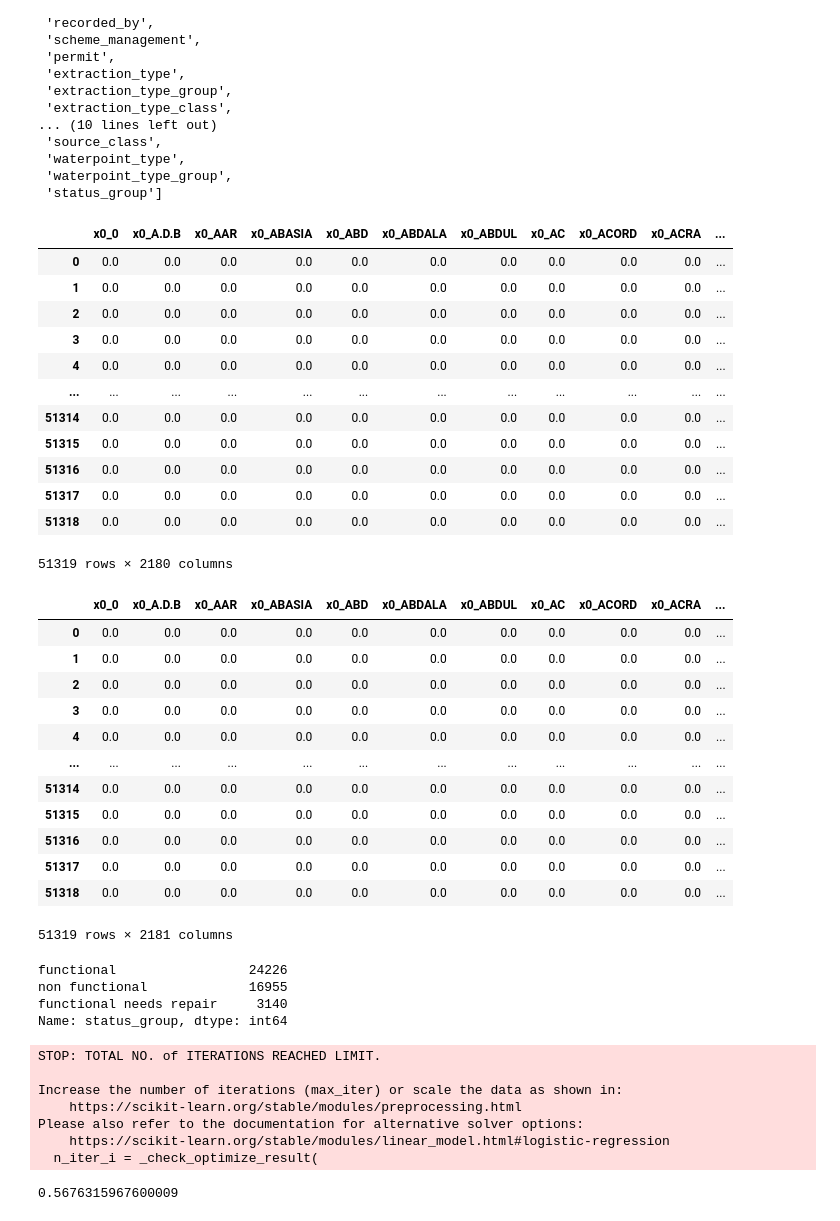
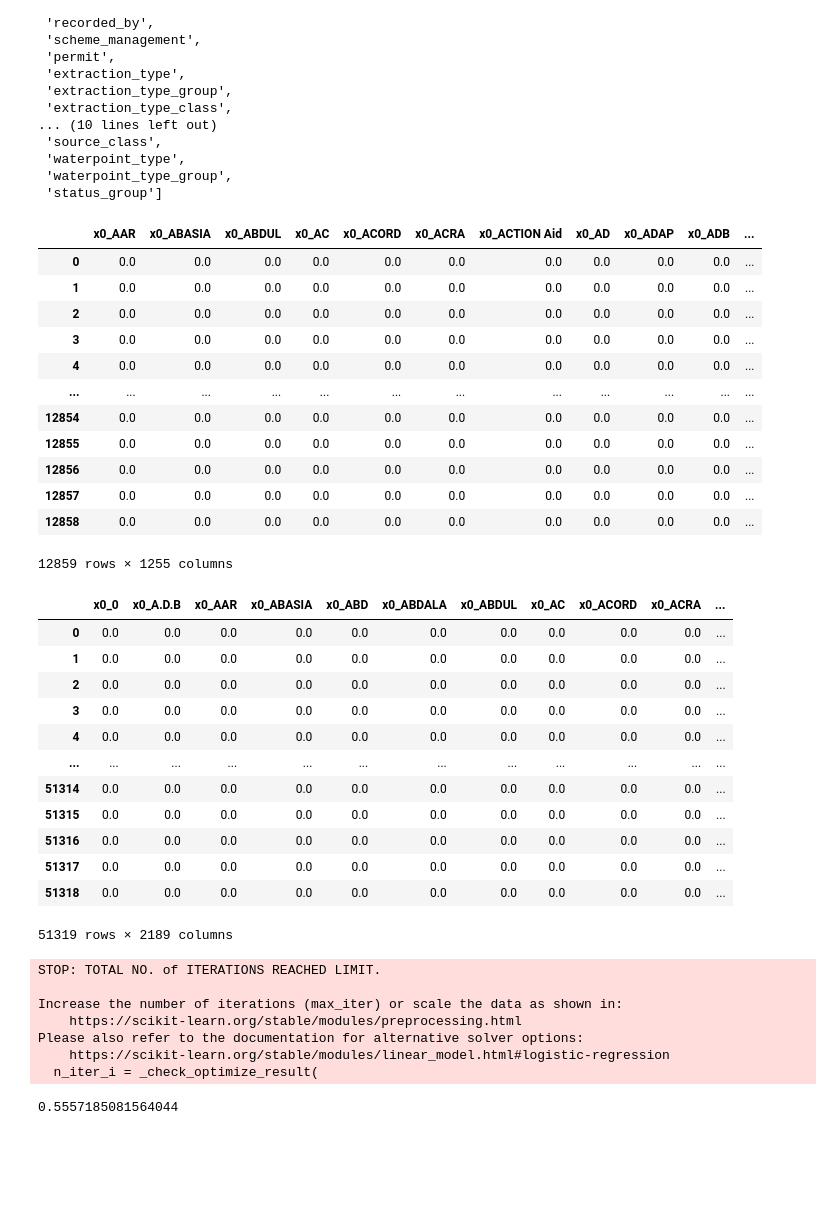
Before and after one commit to Alarsen16/Tanzanian_Water_Wells_Status, a Jupyter notebook: AdamWorkbook_2.ipynb, the cells around one changed output. Drawn from its saved outputs; the diff is of its cells as text; code cells hidden in the pictures; blank space fills up the shorter version.

```diff
--- a/AdamWorkbook_2.ipynb
+++ b/AdamWorkbook_2.ipynb
@@ -282,28 +292,32 @@ cat_list
  'status_group']
 # %%
 ohe = OneHotEncoder(categories = 'auto', sparse = False, drop='first')
-test_data = ohe.fit_transform(train_cat.drop('status_group', axis=1))
+train_data = ohe.fit_transform(train_cat.drop('status_group', axis=1))
+train_data_df = pd.DataFrame(train_data, columns=ohe.get_feature_names())
+
+test_data=ohe.fit_transform(test_cat)
 test_data_df = pd.DataFrame(test_data, columns=ohe.get_feature_names())
 test_data_df
 # %% [output]
-|  | x0_0 | x0_A.D.B | x0_AAR | x0_ABASIA | x0_ABD | x0_ABDALA | x0_ABDUL | x0_AC | x0_ACORD | x0_ACRA | ... |
+|  | x0_AAR | x0_ABASIA | x0_ABDUL | x0_AC | x0_ACORD | x0_ACRA | x0_ACTION Aid | x0_AD | x0_ADAP | x0_ADB | ... |
 | 0 | 0.0 | 0.0 | 0.0 | 0.0 | 0.0 | 0.0 | 0.0 | 0.0 | 0.0 | 0.0 | ... |
 | 1 | 0.0 | 0.0 | 0.0 | 0.0 | 0.0 | 0.0 | 0.0 | 0.0 | 0.0 | 0.0 | ... |
 | 2 | 0.0 | 0.0 | 0.0 | 0.0 | 0.0 | 0.0 | 0.0 | 0.0 | 0.0 | 0.0 | ... |
 | 3 | 0.0 | 0.0 | 0.0 | 0.0 | 0.0 | 0.0 | 0.0 | 0.0 | 0.0 | 0.0 | ... |
 | 4 | 0.0 | 0.0 | 0.0 | 0.0 | 0.0 | 0.0 | 0.0 | 0.0 | 0.0 | 0.0 | ... |
 | ... | ... | ... | ... | ... | ... | ... | ... | ... | ... | ... | ... |
-| 51314 | 0.0 | 0.0 | 0.0 | 0.0 | 0.0 | 0.0 | 0.0 | 0.0 | 0.0 | 0.0 | ... |
-| 51315 | 0.0 | 0.0 | 0.0 | 0.0 | 0.0 | 0.0 | 0.0 | 0.0 | 0.0 | 0.0 | ... |
-| 51316 | 0.0 | 0.0 | 0.0 | 0.0 | 0.0 | 0.0 | 0.0 | 0.0 | 0.0 | 0.0 | ... |
-| 51317 | 0.0 | 0.0 | 0.0 | 0.0 | 0.0 | 0.0 | 0.0 | 0.0 | 0.0 | 0.0 | ... |
-| 51318 | 0.0 | 0.0 | 0.0 | 0.0 | 0.0 | 0.0 | 0.0 | 0.0 | 0.0 | 0.0 | ... |
+| 12854 | 0.0 | 0.0 | 0.0 | 0.0 | 0.0 | 0.0 | 0.0 | 0.0 | 0.0 | 0.0 | ... |
+| 12855 | 0.0 | 0.0 | 0.0 | 0.0 | 0.0 | 0.0 | 0.0 | 0.0 | 0.0 | 0.0 | ... |
+| 12856 | 0.0 | 0.0 | 0.0 | 0.0 | 0.0 | 0.0 | 0.0 | 0.0 | 0.0 | 0.0 | ... |
+| 12857 | 0.0 | 0.0 | 0.0 | 0.0 | 0.0 | 0.0 | 0.0 | 0.0 | 0.0 | 0.0 | ... |
+| 12858 | 0.0 | 0.0 | 0.0 | 0.0 | 0.0 | 0.0 | 0.0 | 0.0 | 0.0 | 0.0 | ... |
-51319 rows × 2180 columns
+12859 rows × 1255 columns
 # %%
 # Adding back in target variable
 
-test_data_target = test_data_df.join(train_cat['status_group'])
-test_data_target
+train_data_target = train_data_df.join(train_cat['status_group'])
+train_data_target = train_data_target.join(train_num_scaled_final)
+train_data_target
 # %% [output]
 |  | x0_0 | x0_A.D.B | x0_AAR | x0_ABASIA | x0_ABD | x0_ABDALA | x0_ABDUL | x0_AC | x0_ACORD | x0_ACRA | ... |
 | 0 | 0.0 | 0.0 | 0.0 | 0.0 | 0.0 | 0.0 | 0.0 | 0.0 | 0.0 | 0.0 | ... |
@@ -317,6 +331,6 @@ test_data_target
 | 51316 | 0.0 | 0.0 | 0.0 | 0.0 | 0.0 | 0.0 | 0.0 | 0.0 | 0.0 | 0.0 | ... |
 | 51317 | 0.0 | 0.0 | 0.0 | 0.0 | 0.0 | 0.0 | 0.0 | 0.0 | 0.0 | 0.0 | ... |
 | 51318 | 0.0 | 0.0 | 0.0 | 0.0 | 0.0 | 0.0 | 0.0 | 0.0 | 0.0 | 0.0 | ... |
-51319 rows × 2181 columns
+51319 rows × 2189 columns
 # %%
 # test_data_target = test_data_target.join(train_num)
@@ -324,10 +338 @@ test_data_target.dropna(inplace=True)
-# %%
-test_data_target['status_group'].value_counts()
-
-#44321
-# %% [output]
-functional                 24226
-non functional             16955
-functional needs repair     3140
-Name: status_group, dtype: int64
 # %%
@@ -337,7 +342,7 @@ test_data_target['status_group'].replace(status_group_dict, inplace=True)
 # %%
 logreg = LogisticRegression()
-x = test_data_target.drop('status_group', axis=1)
-y = test_data_target['status_group']
+x = train_data_target.drop('status_group', axis=1)
+y = train_data_target['status_group']
 
 logreg.fit(x,y)
 
@@ -350,7 +355,7 @@ Increase the number of iterations (max_iter) or scale the data as shown in:
 Please also refer to the documentation for alternative solver options:
     https://scikit-learn.org/stable/modules/linear_model.html#logistic-regression
   n_iter_i = _check_optimize_result(
-0.5676315967600009
+0.5557185081564044
 # %%
 logreg.score(x,y)
 # %% [output]
```
Also changed, not shown: parts of 26 cells of this notebook, 1 other file.
